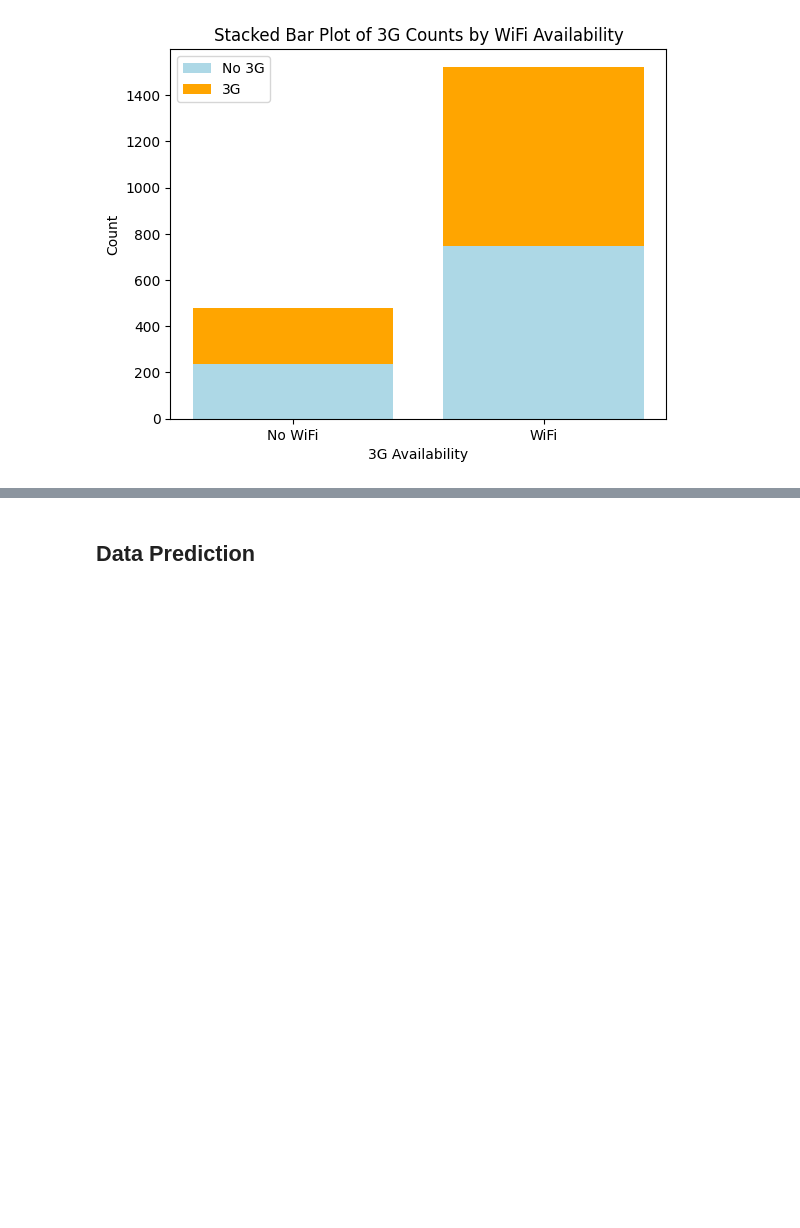
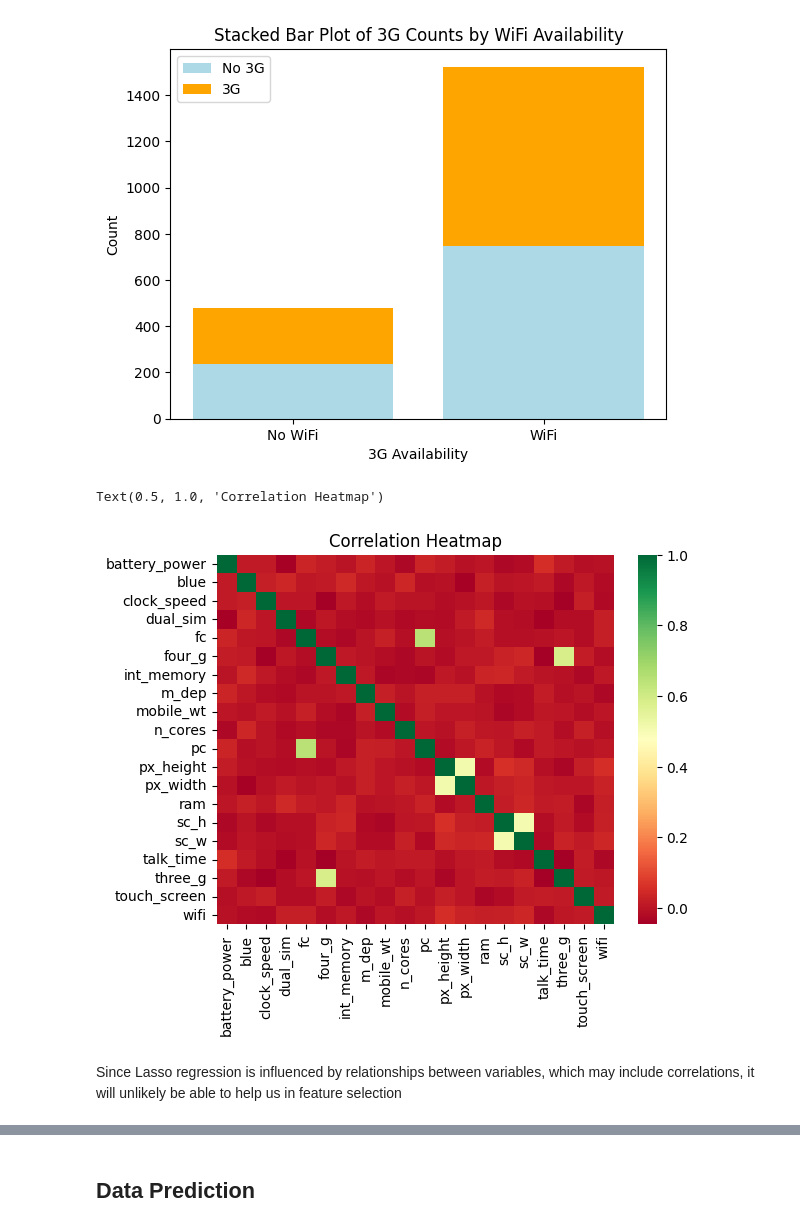
Before and after one commit to ProfessionalSalmon/Mobile_Price_Classification_Model, a Jupyter notebook: mobile_price.ipynb, the cells around one changed output, grey strips where cells are left out. Saved outputs shown, nothing was run; the diff lists cells and outputs as text; code cells hidden in the pictures; blank space fills up the shorter version.

```diff
--- a/mobile_price.ipynb
+++ b/mobile_price.ipynb
@@ -175,3 +175,11 @@ plt.legend()
 plt.show()
 # %% [output]
 [figure]
+# %%
+sns.heatmap(train_capped.drop(columns = 'price_range').corr(), cmap = 'RdYlGn')
+plt.title('Correlation Heatmap')
+# %% [output]
+Text(0.5, 1.0, 'Correlation Heatmap')
+[figure, added]
+# %% [markdown]
+Since Lasso regression is influenced by relationships between variables, which may include correlations, it will unlikely be able to help us in feature selection
```
Also changed, not shown: parts of 26 cells of this notebook.
